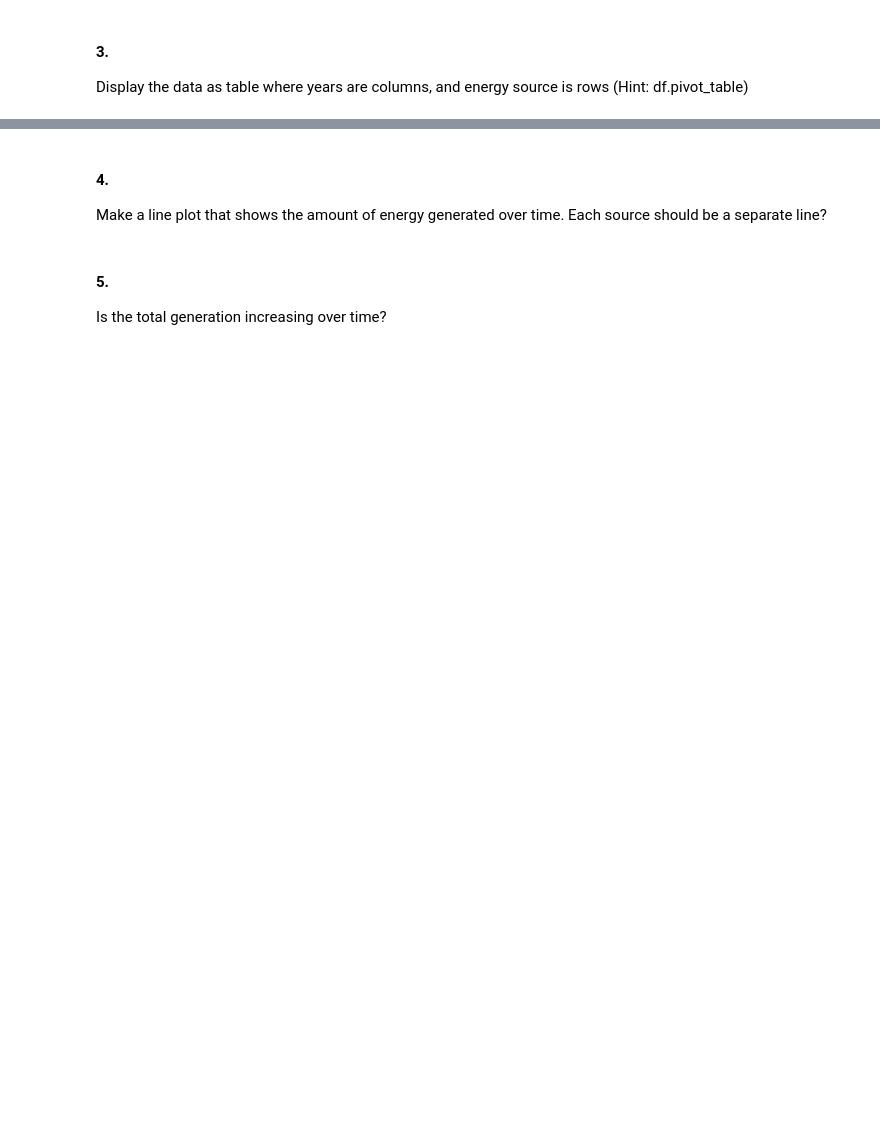
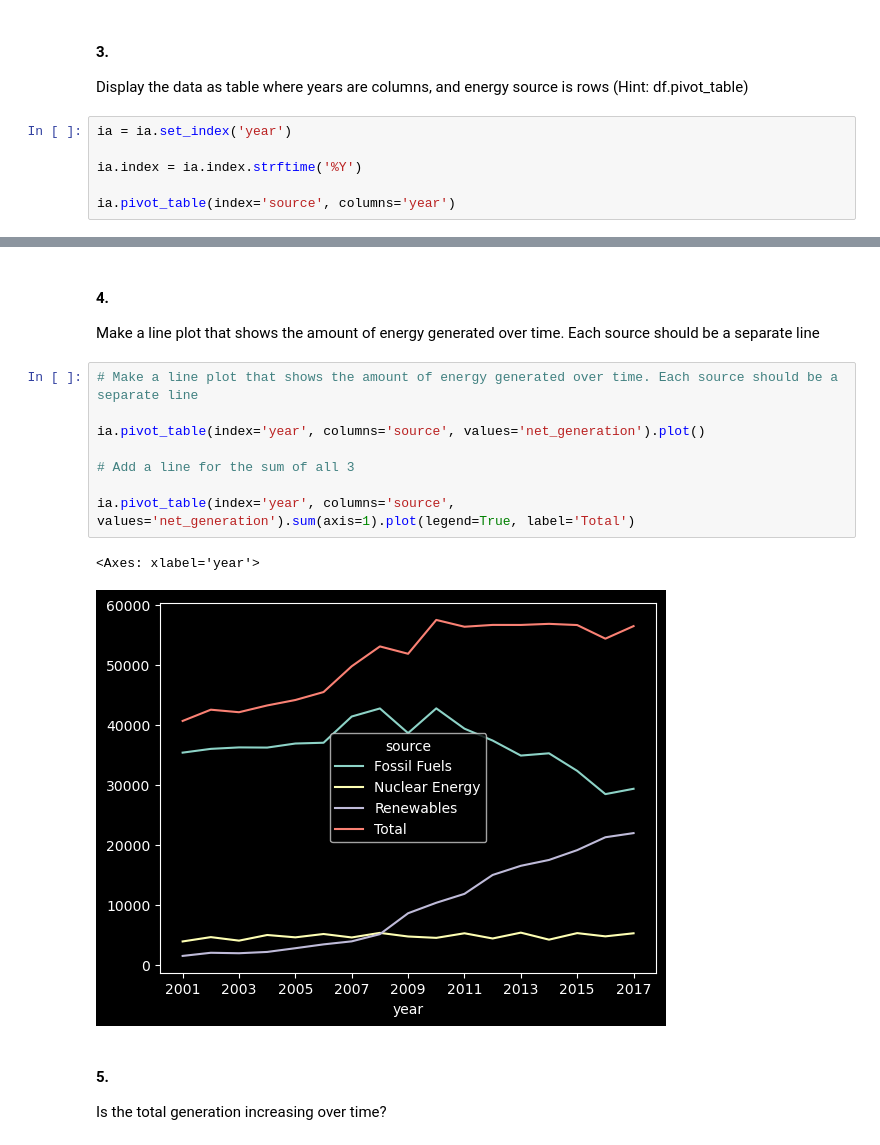
Before and after one commit to Zacharia-Schmitz/time-series-exercises, a Jupyter notebook: working_with_time_series_data.ipynb, the cells around one changed output, grey strips where cells are left out. Saved outputs shown, nothing was run; the diff lists cells and outputs as text; blank space fills up the shorter version.

```diff
--- a/working_with_time_series_data.ipynb
+++ b/working_with_time_series_data.ipynb
@@ -405,3 +543,9 @@ Lineplot of generation over time, color by source
 # %% [markdown]
 #### 3.
 Display the data as table where years are columns, and energy source is rows (Hint: df.pivot_table)
+# %%
+ia = ia.set_index('year')
+
+ia.index = ia.index.strftime('%Y')
+
+ia.pivot_table(index='source', columns='year')
@@ -408,6 +559,17 @@ Display the data as table where years are columns, and energy source is rows (Hi
 # %% [markdown]
 #### 4.
-Make a line plot that shows the amount of energy generated over time. Each source should be a separate line?
+Make a line plot that shows the amount of energy generated over time. Each source should be a separate line
+# %%
+# Make a line plot that shows the amount of energy generated over time. Each source should be a separate line
+
+ia.pivot_table(index='year', columns='source', values='net_generation').plot()
+
+# Add a line for the sum of all 3
+
+ia.pivot_table(index='year', columns='source', values='net_generation').sum(axis=1).plot(legend=True, label='Total')
+# %% [output]
+<Axes: xlabel='year'>
+[figure, added]
 # %% [markdown]
 #### 5.
 Is the total generation increasing over time?
```
Also changed, not shown: parts of 26 cells of this notebook.
